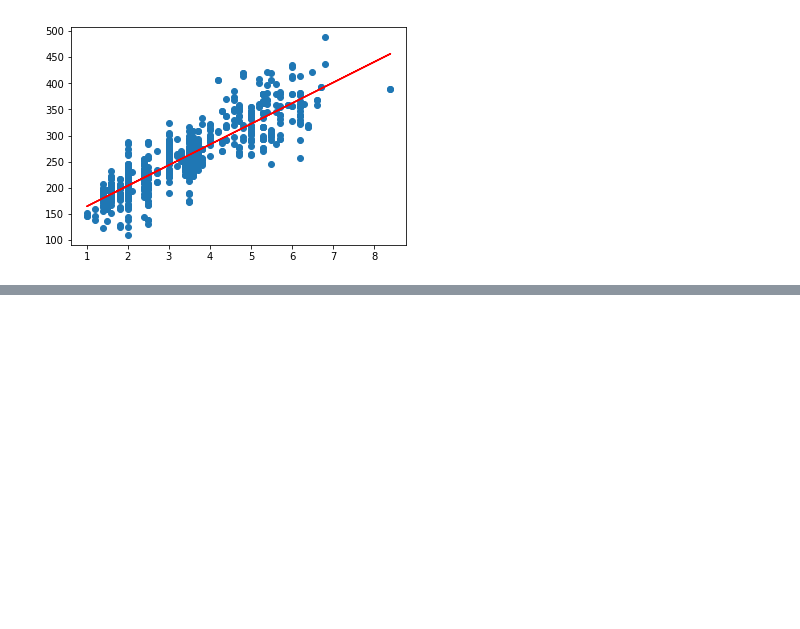
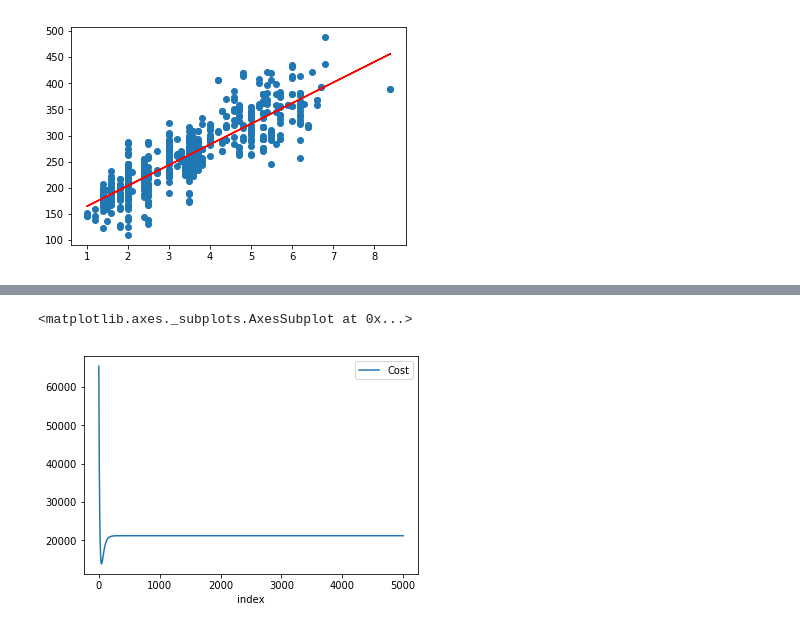
Before and after one commit to sudhirjangra/Machine-Learning, a Jupyter notebook: 1st_Model.ipynb, the cells around one changed output, grey strips where cells are left out. Drawn from its saved outputs; the diff is of its cells as text; code cells hidden in the pictures; blank space fills up the shorter version.

```diff
--- a/1st_Model.ipynb
+++ b/1st_Model.ipynb
@@ -298,0 +328,28 @@ See the caveats in the documentation: http://pandas.pydata.org/pandas-docs/stabl
+# %%
+X=df['ENGINESIZE']
+Y=df['CO2EMISSIONS']
+Y=np.array(Y)
+N=float(len(Y))
+def computeCost(X, Y, w, b):
+    J=sum([d**2 for d in (Y-(w*X+b))])/N
+    return J
+
+def gradientDescent (X, Y, learningRate, numIterations, w = 0, b = 0):
+
+    errorList = pd.DataFrame(columns=['W','B','Cost']) ### Store cost in each iteration
+    for i in range(numIterations):
+        Y_pred = w*X+b
+        m=(-2/N)*(sum(Y-Y_pred)*X)
+        n=(-2/N)*(sum(Y-Y_pred))
+        w=w-learningRate*m
+        b=b-learningRate*n
+        ### compute updated w and b
+        costJ = computeCost(X, Y, w, b)
+        errorList.loc[i]=[w,b,costJ]
+    return errorList
+# %%
+g=gradientDescent (X, Y, 0.001, numIterations=5000)
+g.reset_index().plot.line(x='index',y=['Cost'])
+# %% [output]
+<matplotlib.axes._subplots.AxesSubplot at 0x...>
+[figure, added]
```
Also changed, not shown: parts of 6 cells of this notebook.
